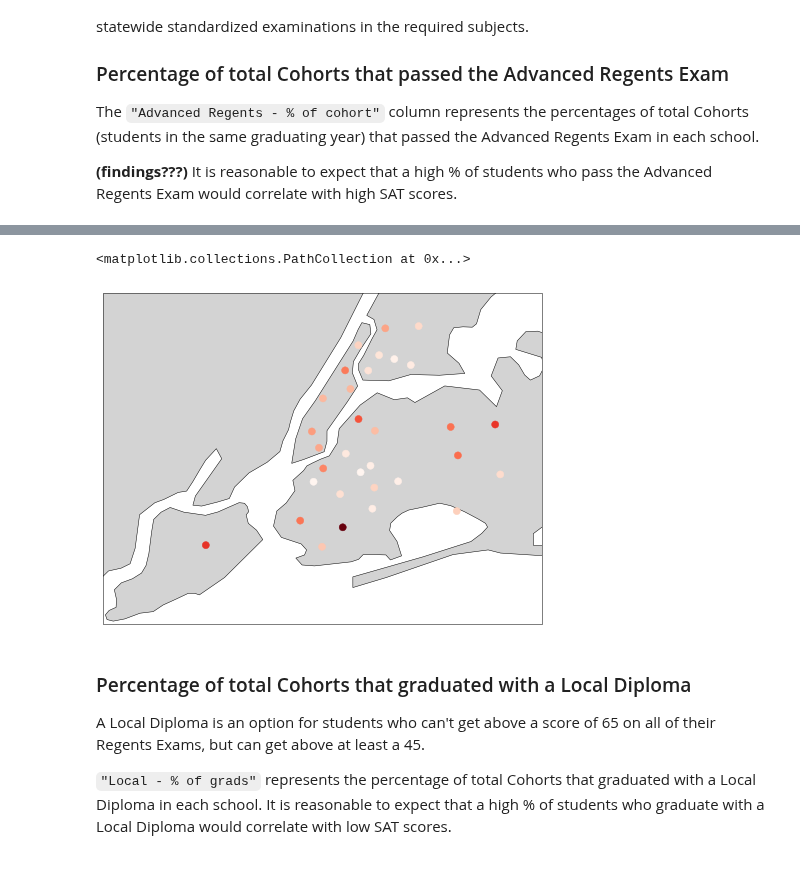
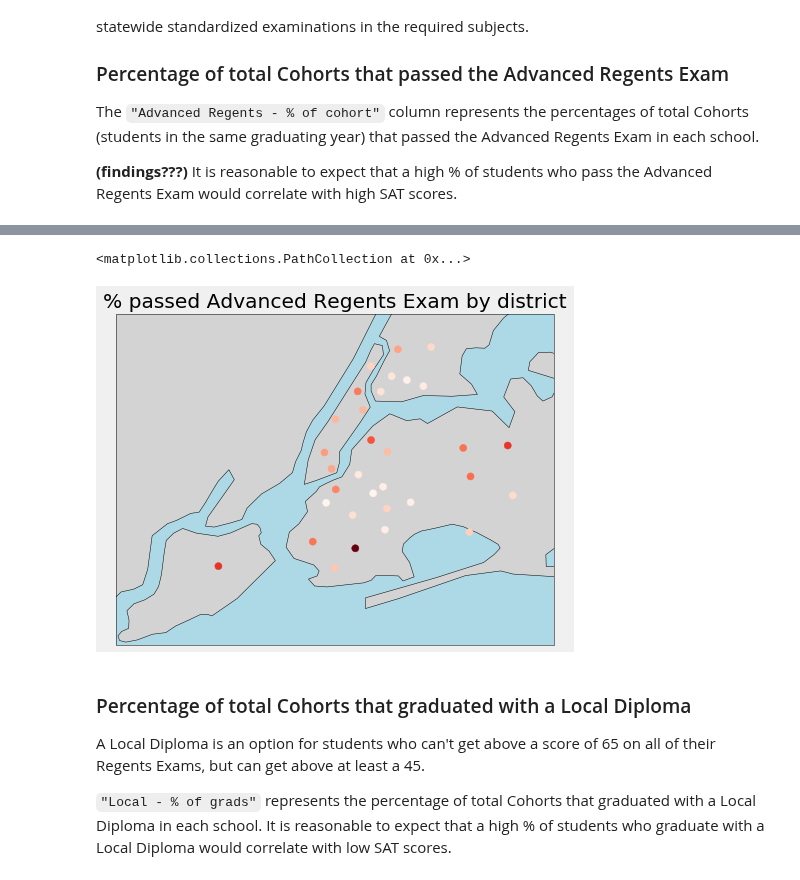
Before and after one commit to JustinToribio/analyzing-the-sat, a Jupyter notebook: notebooks/1.0-jt-analyze-the-sat.ipynb, the cells around one changed output, grey strips where cells are left out. Cells and saved outputs as stored; diff of their text form; code cells hidden in the pictures.

Commit message:
notebook: graphs customized

```diff
--- a/notebooks/1.0-jt-analyze-the-sat.ipynb
+++ b/notebooks/1.0-jt-analyze-the-sat.ipynb
@@ -177,26 +172,29 @@ districts.head()
 # %%
 import cartopy.crs as ccrs
 import cartopy.feature as cfeat
 
 fig = plt.figure(figsize=(7,7))
 
 state_borders = cfeat.NaturalEarthFeature(
     name='admin_1_states_provinces_lakes',
     scale='10m', facecolor='none', category='cultural'
     )
 
 ax = fig.add_subplot(111, projection=ccrs.PlateCarree())
+ax.background_patch.set_facecolor("lightblue")
 ax.add_feature(state_borders, edgecolor="black", facecolor="lightgrey")
 ax.set_extent((-74.255735, -73.700272, 40.496044, 40.915256))
 
 longitudes = districts["lon"].tolist()
 latitudes = districts["lat"].tolist()
 
+ax.set_title("% passed Advanced Regents Exam by district")
 ax.scatter(longitudes, latitudes, s=50, zorder=2, cmap="Reds",
            c=districts["Advanced Regents - % of cohort"])
+# add the "Reds" color gradient as a legend, with "low" and "high" labels
 # %% [output]
 <matplotlib.collections.PathCollection at 0x...>
-[figure, old version]
+[figure, new version]
 # %% [markdown]
 ### Percentage of total Cohorts that graduated with a Local Diploma
 
```
Also changed, not shown: parts of 3 cells of this notebook.
